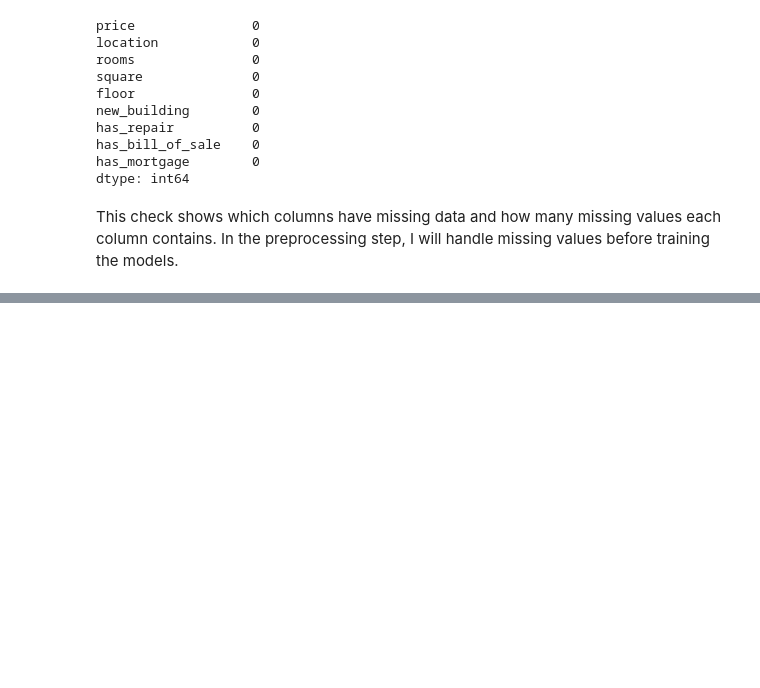
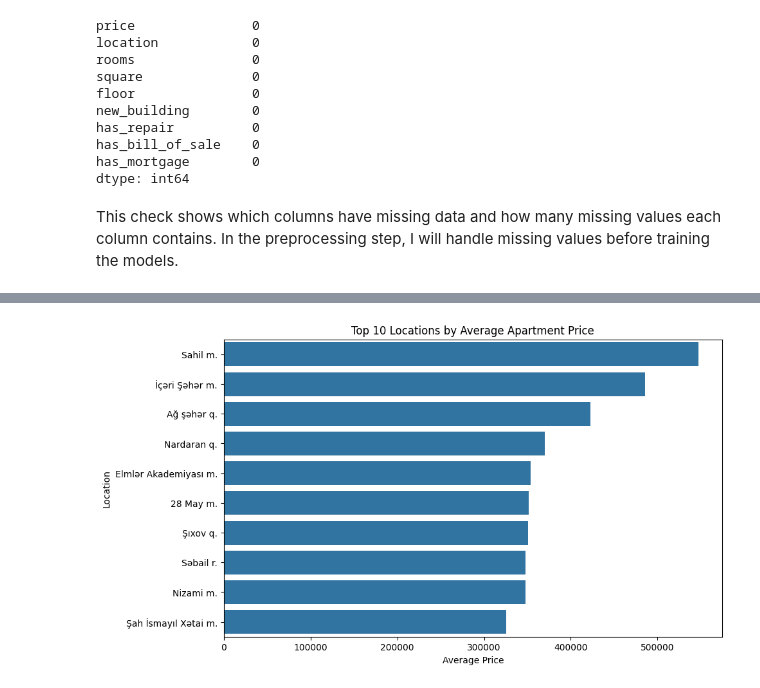
Before and after one commit to akshin777mansurov/house-price-prediction, a Jupyter notebook: House_Price_Prediction.ipynb, the cells around one changed output, grey strips where cells are left out. Saved outputs shown, nothing was run; the diff lists cells and outputs as text; code cells hidden in the pictures; blank space fills up the shorter version.

```diff
--- a/House_Price_Prediction.ipynb
+++ b/House_Price_Prediction.ipynb
@@ -131,0 +253,4 @@ In the preprocessing step, I will handle missing values before training the mode
+# %%
+df["price_per_sqm"] = df["price"] / df["square"]
+
+df[["price", "square", "price_per_sqm"]].head()
@@ -131,0 +282,14 @@ In the preprocessing step, I will handle missing values before training the mode
+# %%
+location_stats = (
+    df.groupby("location")
+    .agg(
+        average_price=("price", "mean"),
+        average_price_per_sqm=("price_per_sqm", "mean"),
+        apartment_count=("price", "count")
+    )
+    .sort_values("average_price", ascending=False)
+)
+
+popular_locations = location_stats[location_stats["apartment_count"] >= 20]
+
+popular_locations.head(10)
@@ -131,0 +309,16 @@ In the preprocessing step, I will handle missing values before training the mode
+# %%
+top_locations = popular_locations.head(10)
+
+plt.figure(figsize=(10, 6))
+sns.barplot(
+    data=top_locations,
+    x="average_price",
+    y=top_locations.index
+)
+
+plt.title("Top 10 Locations by Average Apartment Price")
+plt.xlabel("Average Price")
+plt.ylabel("Location")
+plt.show()
+# %% [output]
+[figure, added]
```
Also changed, not shown: parts of 28 cells of this notebook.
